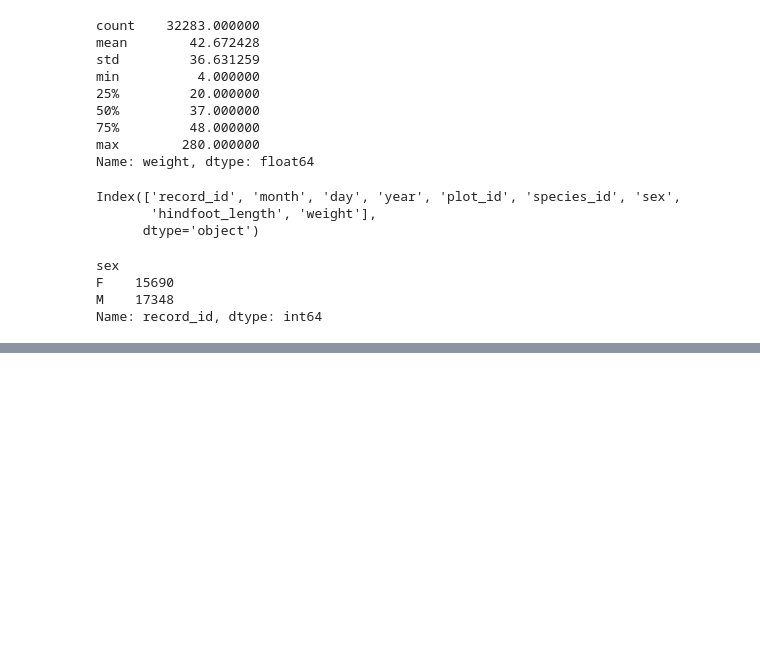
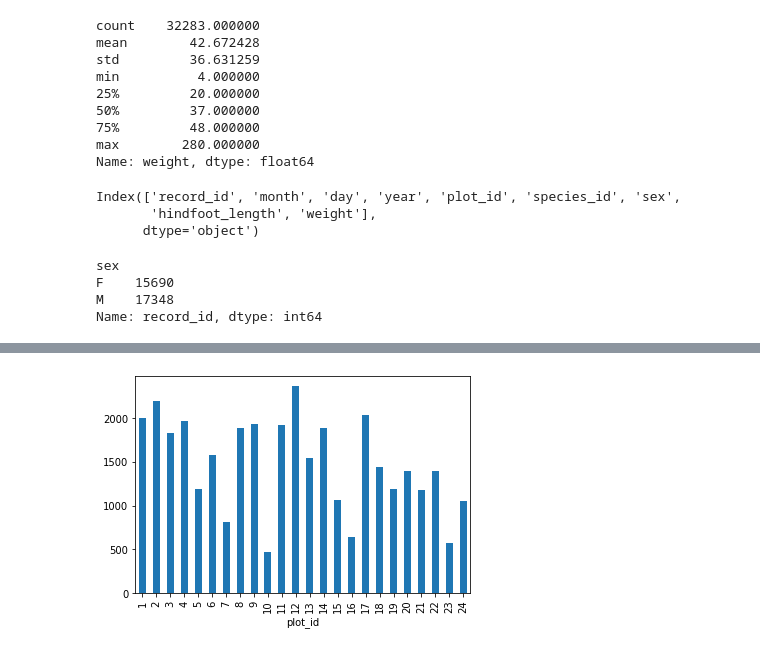
Before and after one commit to jcordovaj/Colab, a Jupyter notebook: PracticaCarpentry.ipynb, the cells around one changed output, grey strips where cells are left out. Saved outputs shown, nothing was run; the diff lists cells and outputs as text; code cells hidden in the pictures; blank space fills up the shorter version.

```diff
--- a/PracticaCarpentry.ipynb
+++ b/PracticaCarpentry.ipynb
@@ -155,0 +203,6 @@ Name: record_id, dtype: int64
+# %%
+total_count = surveys_df.groupby('plot_id')['record_id'].nunique()
+# También grafiquemos eso
+total_count.plot(kind='bar');
+# %% [output]
+[figure, added]
```
Also changed, not shown: parts of 9 cells of this notebook.
